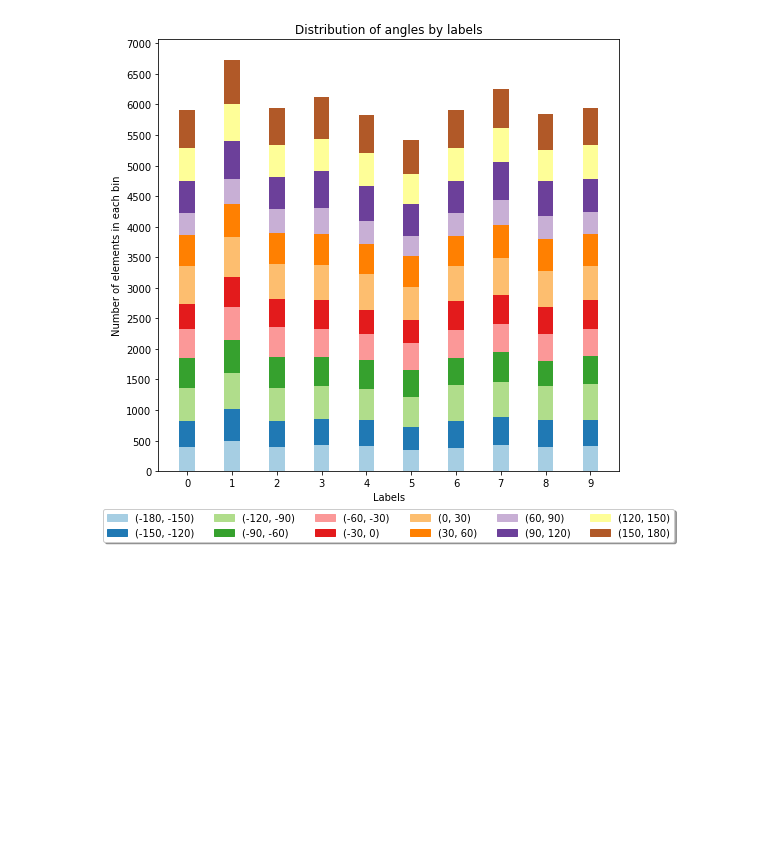
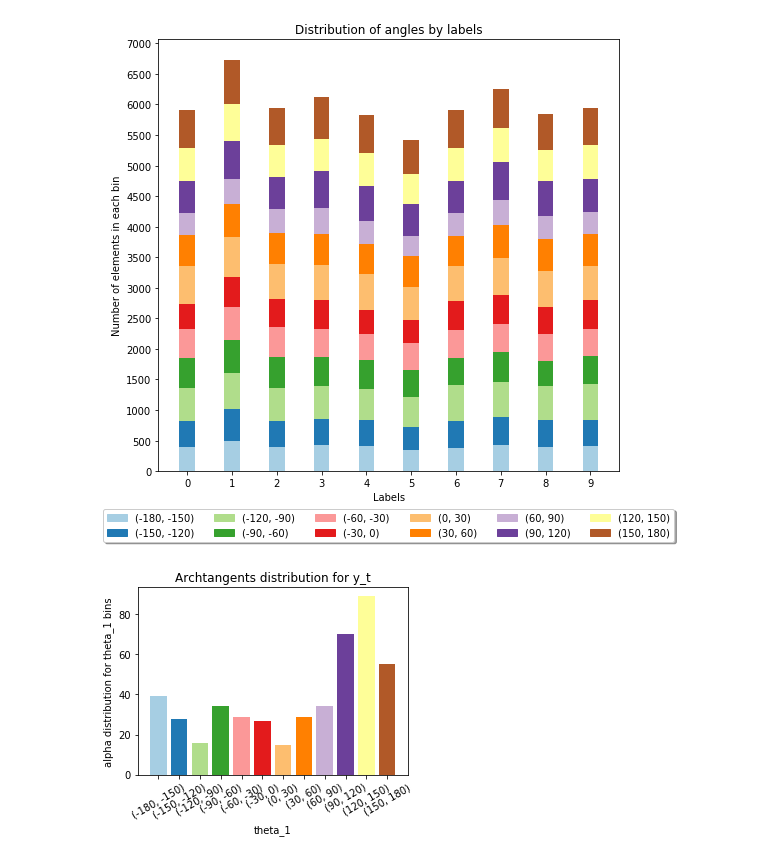
Before and after one commit to matthiasbrix/vae-models, a Jupyter notebook: src/3_tdcvae.ipynb, the cells around one changed output. Cells and saved outputs as stored; diff of their text form; code cells hidden in the pictures; blank space fills up the shorter version.

Commit message:
add plotting also for archtanget

```diff
--- a/src/3_tdcvae.ipynb
+++ b/src/3_tdcvae.ipynb
@@ -115,7 +115,8 @@ if solver.z_dim == 2:
             if key == "theta_diff":
                 ticks = np.arange(solver.prepro.theta_range_2[0], solver.prepro.theta_range_2[1]+1, 10).tolist()
             if key == "scale_diff":
-                ticks = np.arange(solver.prepro.scale_range_2[0], solver.prepro.scale_range_2[1]+0.1, 0.1).tolist()
+                ticks = [round(0.1*x,1) for x in range(int(solver.prepro.scale_range_2[0]*10),\
+                                                       int(solver.prepro.scale_range_2[1]+0.1)*10)]
             plot_latent_space(solver, solver.z_space, ticks, "z", key.split("_")[0], z_space_labels)
     if not solver.tdcvae_mode:
         if solver.data_loader.with_labels:
@@ -135,7 +136,8 @@ if solver.z_dim == 2:
             if key == "theta_1":
                 ticks = np.arange(solver.prepro.theta_range_1[0], solver.prepro.theta_range_1[1]+1, 30).tolist()
             if key == "scale_1":
-                ticks = np.arange(solver.prepro.scale_range_1[0], solver.prepro.scale_range_1[1]+0.1, 0.1).tolist()
+                ticks = [round(0.1*x,1) for x in range(int(solver.prepro.scale_range_1[0]*10),\
+                                                       int(solver.prepro.scale_range_1[1]+0.1)*10)]
             plot_latent_space(solver, solver.y_space, ticks, "y", key.split("_")[0], y_space_labels)
 else:
     print("Plot of y space not possible as dimension of z is not 2")
@@ -161,10 +163,11 @@ if solver.z_dim == 2:
         if key == "theta_1" or key == "scale_1":
             if key == "theta_1":
                 xticks = np.arange(solver.prepro.theta_range_1[0], solver.prepro.theta_range_1[1]+1, 30).tolist()
-                plot_prepro_params_distribution(solver, xticks, key, "Angle distribution for y_t")
+                plot_prepro_params_distribution(solver, xticks, key, "Angle distribution for y_t", "Count")
             if key == "scale_1":
-                xticks = np.arange(solver.prepro.scale_range_1[0], solver.prepro.scale_range_1[1]+0.1, 0.1).tolist()
-                plot_prepro_params_distribution(solver, xticks, key, "Scaling distribution for y_t")
+                xticks = [round(0.1*x,1) for x in range(int(solver.prepro.scale_range_1[0]*10),\
+                                                       int(solver.prepro.scale_range_1[1]+0.1)*10)]
+                plot_prepro_params_distribution(solver, xticks, key, "Scaling distribution for y_t", "Count")
 else:
     print("Plot of y space not possible as dimension of z is not 2")
 # %% [output]
@@ -174,13 +177,30 @@ else:
 if solver.z_dim == 2:
     for key in solver.prepro.prepro_params.keys():
         if key == "theta_1" or key == "scale_1":
+            ytitle = "Number of elements in each bin"
             if key == "theta_1":
                 xticks = np.arange(solver.prepro.theta_range_1[0], solver.prepro.theta_range_1[1]+1, 30).tolist()
-                plot_prepro_params_distribution_categories(solver, xticks, key, "Distribution of angles by labels")
+                plot_prepro_params_distribution_categories(solver, xticks, key, "Distribution of angles by labels", ytitle)
             if key == "scale_1":
-                xticks = np.arange(solver.prepro.scale_range_1[0], solver.prepro.scale_range_1[1]+0.1, 0.1).tolist()
-                plot_prepro_params_distribution(solver, xticks, key, "Scaling distribution for y_t")
+                xticks = [round(0.1*x,1) for x in range(int(solver.prepro.scale_range_1[0]*10),\
+                                                       int(solver.prepro.scale_range_1[1]+0.1)*10)]
+                plot_prepro_params_distribution_categories(solver, xticks, key, "Distribution of scales by labels", ytitle)
 else:
     print("Plot of y space not possible as dimension of z is not 2")
 # %% [output]
 [figure]
+# %%
+if solver.z_dim == 2:
+    for key in solver.prepro.prepro_params.keys():
+        if key == "theta_1":
+            alphas = torch.atan2(torch.tensor(solver.y_space[:,0]-np.mean(solver.y_space[:,0])), torch.tensor(solver.y_space[:,1]-np.mean(solver.y_space[:,1])))/(2*np.pi)
+            alphas = [round(x,2) for x in alphas.tolist()]
+            alpha_ranges = np.around(np.linspace(np.min(alphas), np.max(alphas), 13), decimals=2)
+            alpha_bins = list(zip(alpha_ranges[:-1], alpha_ranges[1:])) # alpha bins
+            xticks = np.arange(solver.prepro.theta_range_1[0], solver.prepro.theta_range_1[1]+1, 30).tolist() # theta bins
+            theta_alpha = list(zip(solver.prepro.prepro_params[key], alpha)) # each theta_1 and alpha_1 paired
+            plot_prepro_params_distribution(solver, xticks, key, "Archtangents distribution for y_t", "alpha distribution for theta_1 bins", data=(theta_alpha, alpha_bins))
+else:
+    print("Plot of y space not possible as dimension of z is not 2")
+# %% [output]
+[figure, added]
```
Also changed, not shown: parts of 1 cell of this notebook, 2 other files.
